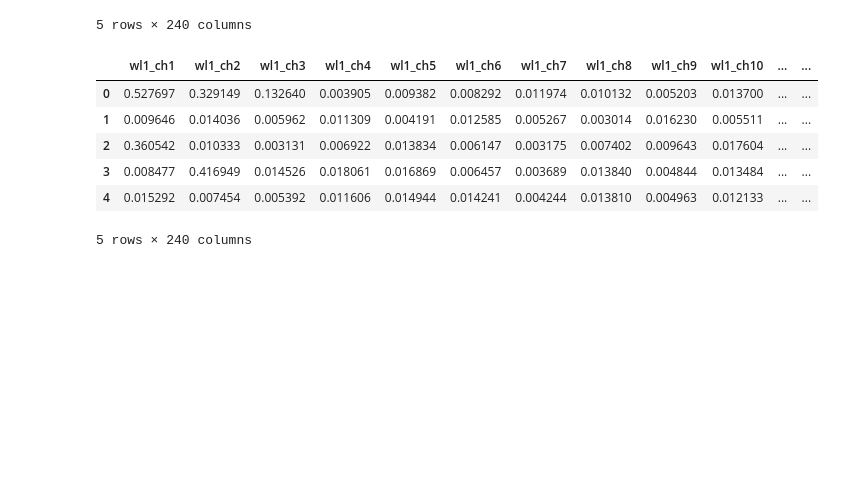
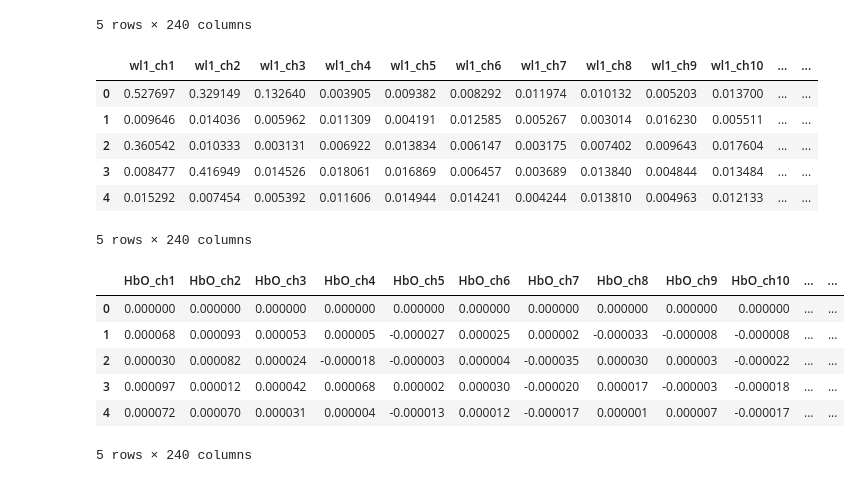
Before and after one commit to gracegmc/Sleepless-Minds, a Jupyter notebook: data/data_vis.ipynb, the cells around one changed output. Cells and saved outputs as stored; diff of their text form; code cells hidden in the pictures; blank space fills up the shorter version.

```diff
--- a/data/data_vis.ipynb
+++ b/data/data_vis.ipynb
@@ -162,3 +162,58 @@ combined_data["001"].head()
 | 3 | 0.008477 | 0.416949 | 0.014526 | 0.018061 | 0.016869 | 0.006457 | 0.003689 | 0.013840 | 0.004844 | 0.013484 | ... | ... |
 | 4 | 0.015292 | 0.007454 | 0.005392 | 0.011606 | 0.014944 | 0.014241 | 0.004244 | 0.013810 | 0.004963 | 0.012133 | ... | ... |
 5 rows × 240 columns
+# %%
+df = combined_data["001"].copy()
+
+# Constants
+dpf = 6.0          # Differential pathlength factor
+distance = 3.0     # cm
+L = dpf * distance # Optical pathlength
+ε_HbO = np.array([1486, 2526])  # 760nm, 850nm
+ε_HbR = np.array([3843, 1798])
+
+# Get wl1 and wl2 data (assumed ordered ch1 to ch120)
+wl1 = df[[col for col in df.columns if "wl1" in col]].to_numpy()
+wl2 = df[[col for col in df.columns if "wl2" in col]].to_numpy()
+
+# Take log (change in intensity relative to baseline = first time point)
+I0_wl1 = wl1[0, :]
+I0_wl2 = wl2[0, :]
+ΔA_wl1 = -np.log(wl1 / I0_wl1)
+ΔA_wl2 = -np.log(wl2 / I0_wl2)
+
+# Solve MBLL for each channel (per time step)
+ΔA = np.stack([ΔA_wl1, ΔA_wl2], axis=2)  # shape (n_timepoints, 120, 2)
+
+# Invert extinction matrix
+E = np.array([ε_HbO, ε_HbR]).T  # shape (2,2)
+E_inv = np.linalg.inv(E)
+
+# Compute [HbO], [HbR] changes
+n_timepoints = ΔA.shape[0]
+HbO_changes = np.zeros((n_timepoints, 120))
+HbR_changes = np.zeros((n_timepoints, 120))
+
+for t in range(n_timepoints):
+    result = E_inv @ ΔA[t].T / L
+    HbO_changes[t] = result[0]
+    HbR_changes[t] = result[1]
+
+# Build output DataFrame
+df_hbo = pd.DataFrame(HbO_changes, columns=[f"HbO_ch{i+1}" for i in range(120)])
+df_hbr = pd.DataFrame(HbR_changes, columns=[f"HbR_ch{i+1}" for i in range(120)])
+df_out = pd.concat([df_hbo, df_hbr], axis=1)
+
+# Inspect result
+display(df_out.head())
+
+# Save to JSON
+df_out.to_json("subject_001_hemodynamics.json", orient="records", indent=2)
+# %% [output]
+|  | HbO_ch1 | HbO_ch2 | HbO_ch3 | HbO_ch4 | HbO_ch5 | HbO_ch6 | HbO_ch7 | HbO_ch8 | HbO_ch9 | HbO_ch10 | ... | ... |
+| 0 | 0.000000 | 0.000000 | 0.000000 | 0.000000 | 0.000000 | 0.000000 | 0.000000 | 0.000000 | 0.000000 | 0.000000 | ... | ... |
+| 1 | 0.000068 | 0.000093 | 0.000053 | 0.000005 | -0.000027 | 0.000025 | 0.000002 | -0.000033 | -0.000008 | -0.000008 | ... | ... |
+| 2 | 0.000030 | 0.000082 | 0.000024 | -0.000018 | -0.000003 | 0.000004 | -0.000035 | 0.000030 | 0.000003 | -0.000022 | ... | ... |
+| 3 | 0.000097 | 0.000012 | 0.000042 | 0.000068 | 0.000002 | 0.000030 | -0.000020 | 0.000017 | -0.000003 | -0.000018 | ... | ... |
+| 4 | 0.000072 | 0.000070 | 0.000031 | 0.000004 | -0.000013 | 0.000012 | -0.000017 | 0.000001 | 0.000007 | -0.000017 | ... | ... |
+5 rows × 240 columns
```
Also changed, not shown: parts of 2 cells of this notebook, 1 other file.
